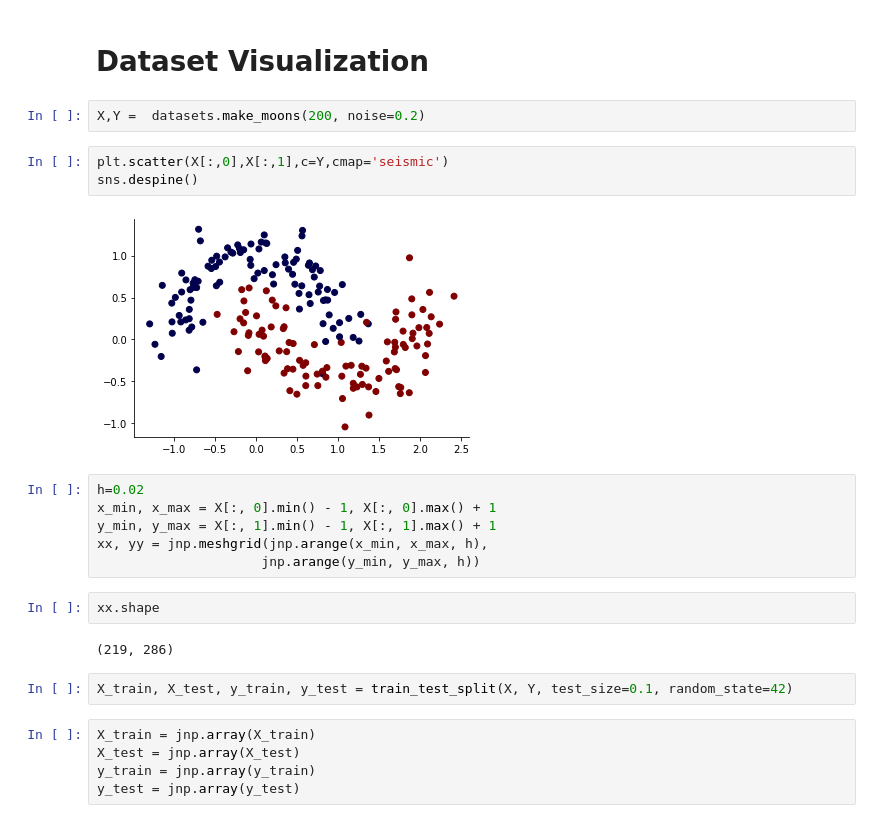
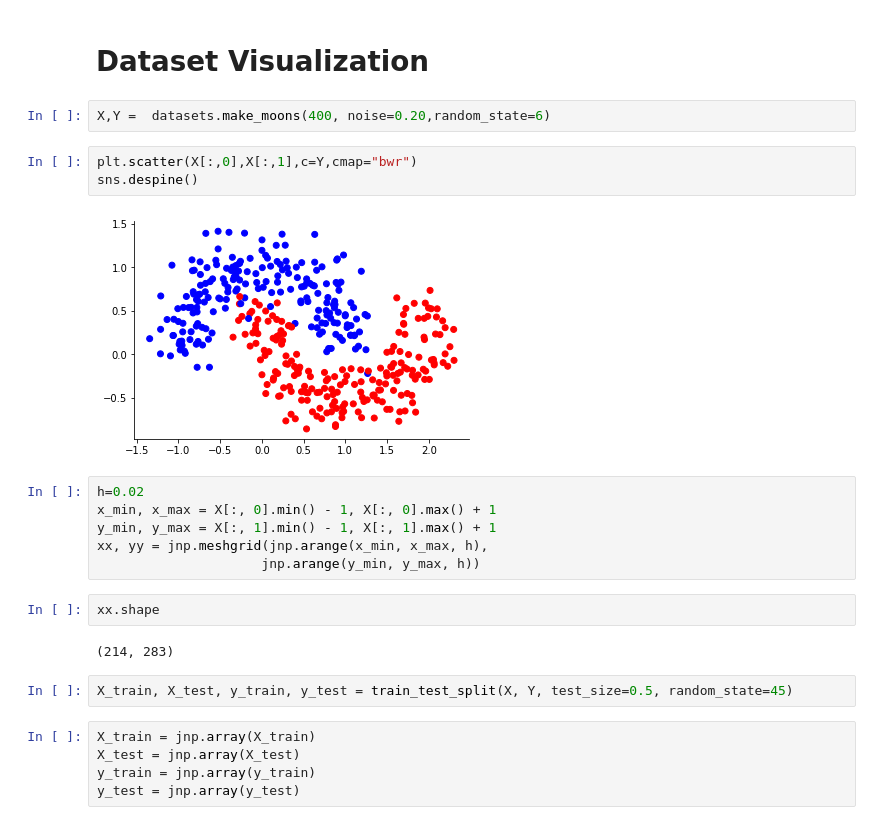
Before and after one commit to nipunbatra/bnn-zoo, a Jupyter notebook: notebooks/classification/makemoons_comparison.ipynb, the cells around one changed output. Drawn from its saved outputs; the diff is of its cells as text.

```diff
--- a/notebooks/classification/makemoons_comparison.ipynb
+++ b/notebooks/classification/makemoons_comparison.ipynb
@@ -24,12 +26,12 @@ from sklearn.calibration import calibration_curve,CalibrationDisplay
 # %% [markdown]
 # Dataset Visualization
 # %%
-X,Y =  datasets.make_moons(200, noise=0.2)
+X,Y =  datasets.make_moons(400, noise=0.20,random_state=6)
 # %%
-plt.scatter(X[:,0],X[:,1],c=Y,cmap='seismic')
+plt.scatter(X[:,0],X[:,1],c=Y,cmap="bwr")
 sns.despine()
 # %% [output]
-[figure, old version]
+[figure, new version]
 # %%
 h=0.02
 x_min, x_max = X[:, 0].min() - 1, X[:, 0].max() + 1
@@ -39,9 +41,9 @@ xx, yy = jnp.meshgrid(jnp.arange(x_min, x_max, h),
 # %%
 xx.shape
 # %% [output]
-(219, 286)
+(214, 283)
 # %%
-X_train, X_test, y_train, y_test = train_test_split(X, Y, test_size=0.1, random_state=42)
+X_train, X_test, y_train, y_test = train_test_split(X, Y, test_size=0.5, random_state=45)
 # %%
 X_train = jnp.array(X_train)
 X_test = jnp.array(X_test)
```
Also changed, not shown: parts of 24 cells of this notebook.
